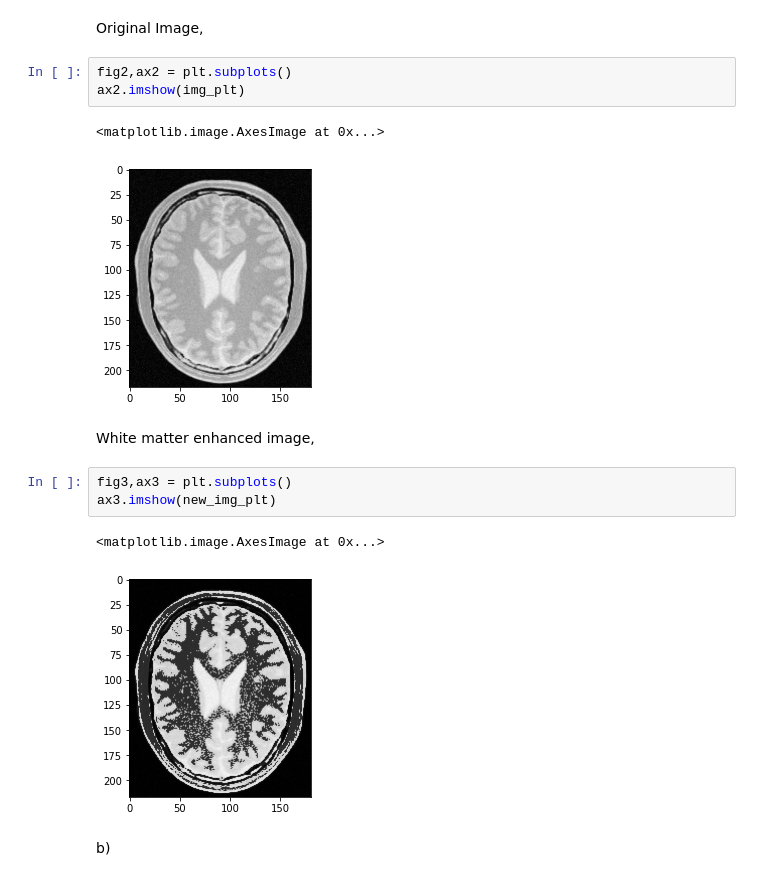
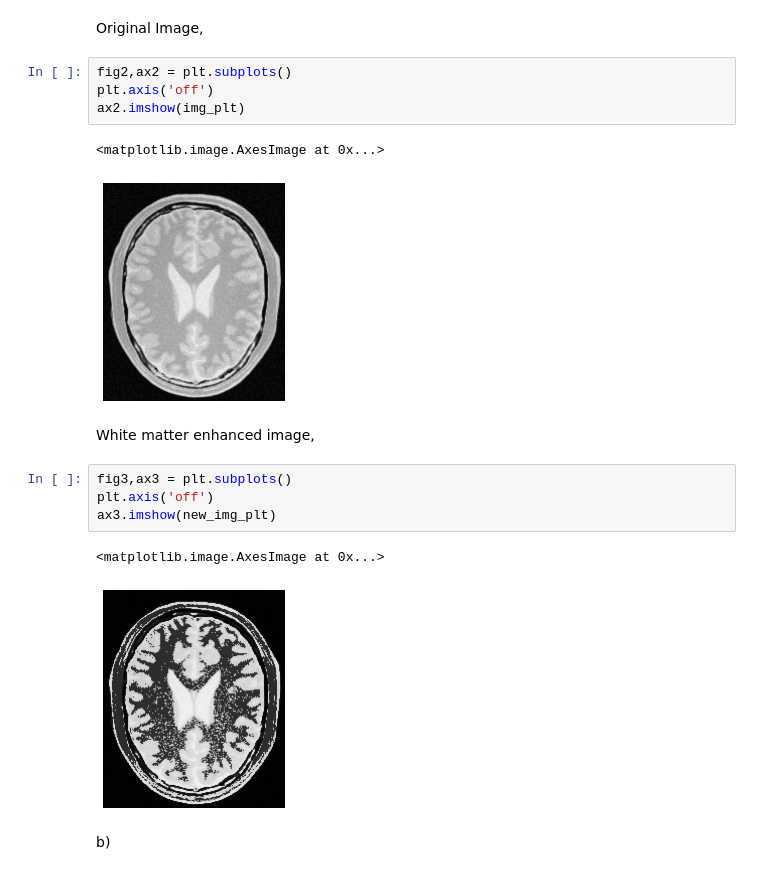
Before and after one commit to AkilaDimantha/EN2550_190660F, a Jupyter notebook: Asssignment1.ipynb, the cells around one changed output. Cells and saved outputs as stored; diff of their text form.

```diff
--- a/Asssignment1.ipynb
+++ b/Asssignment1.ipynb
@@ -74,18 +77,20 @@ new_img_plt = cv.cvtColor(new_img, cv.COLOR_BGR2RGB )
 Original Image,
 # %%
 fig2,ax2 = plt.subplots()
+plt.axis('off')
 ax2.imshow(img_plt)
 # %% [output]
 <matplotlib.image.AxesImage at 0x...>
-[figure, old version]
+[figure, new version]
 # %% [markdown]
 White matter enhanced image,
 # %%
 fig3,ax3 = plt.subplots()
+plt.axis('off')
 ax3.imshow(new_img_plt)
 # %% [output]
 <matplotlib.image.AxesImage at 0x...>
-[figure, old version]
+[figure, new version]
 # %% [markdown]
 b)
 # %%
```
Also changed, not shown: parts of 9 cells of this notebook, 1 other file.
